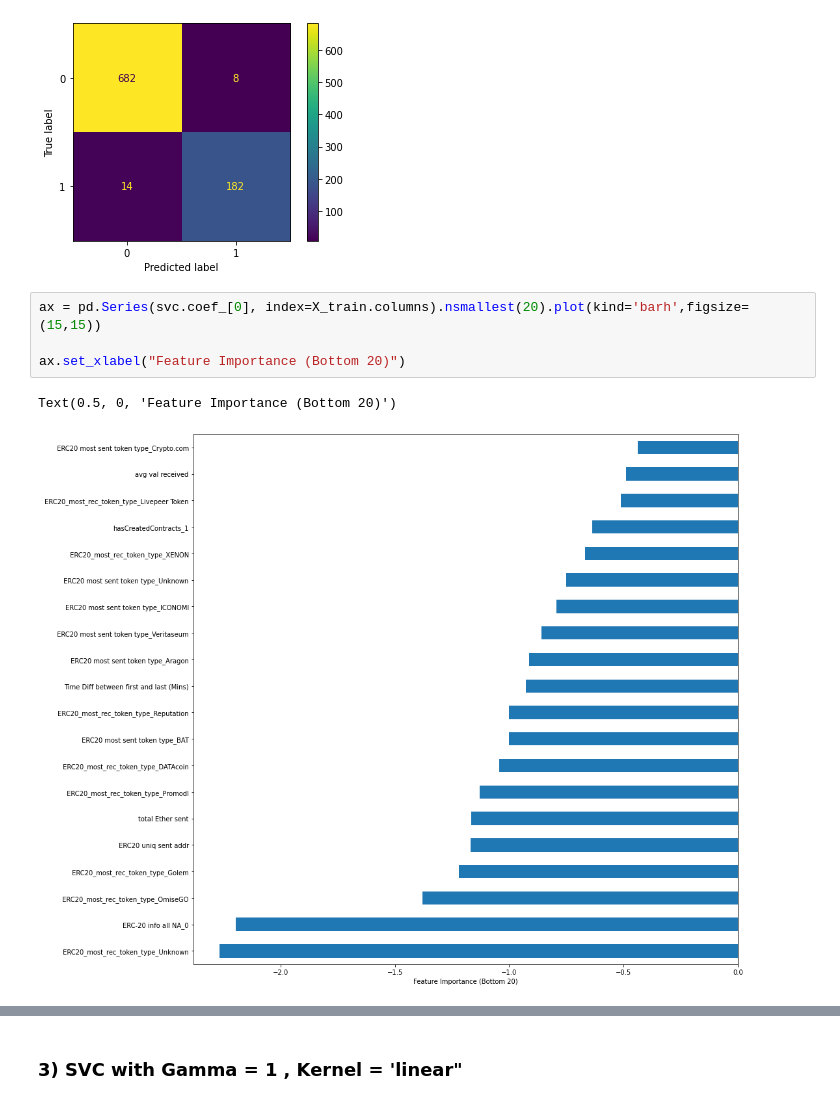
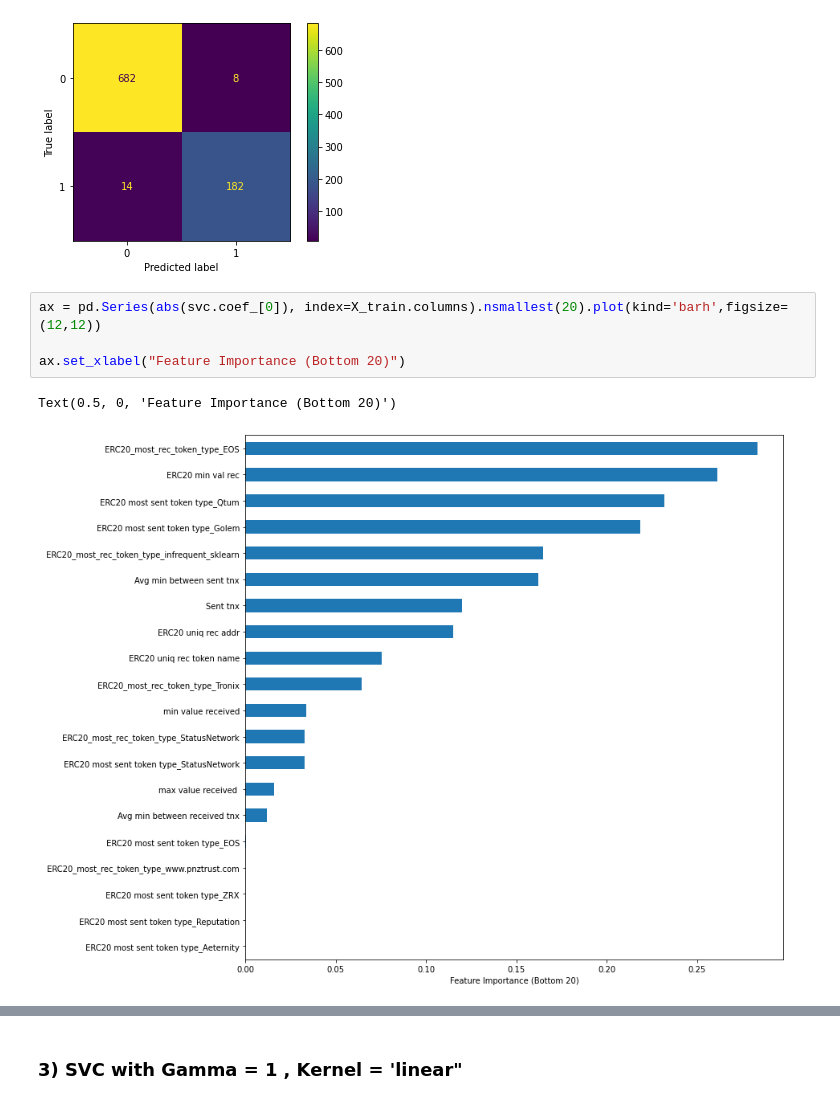
Before and after one commit to Mingg-Shi/CryptoFraud, a Jupyter notebook: model_split_first_SVM.ipynb, the cells around one changed output, grey strips where cells are left out. Saved outputs shown, nothing was run; the diff lists cells and outputs as text.

```diff
--- a/model_split_first_SVM.ipynb
+++ b/model_split_first_SVM.ipynb
@@ -83,10 +83,10 @@ plot_confusion_matrix(svc, X_val, y_val) # confusion_matrix(y_val, svc_val_pred)
 [figure]
 [figure]
 # %%
-ax = pd.Series(svc.coef_[0], index=X_train.columns).nsmallest(20).plot(kind='barh',figsize=(15,15))
+ax = pd.Series(abs(svc.coef_[0]), index=X_train.columns).nsmallest(20).plot(kind='barh',figsize=(12,12))
 
 ax.set_xlabel("Feature Importance (Bottom 20)")
 # %% [output]
 Text(0.5, 0, 'Feature Importance (Bottom 20)')
-[figure, old version]
+[figure, new version]
 # %%
```
Also changed, not shown: parts of 4 cells of this notebook, 2 other files.
